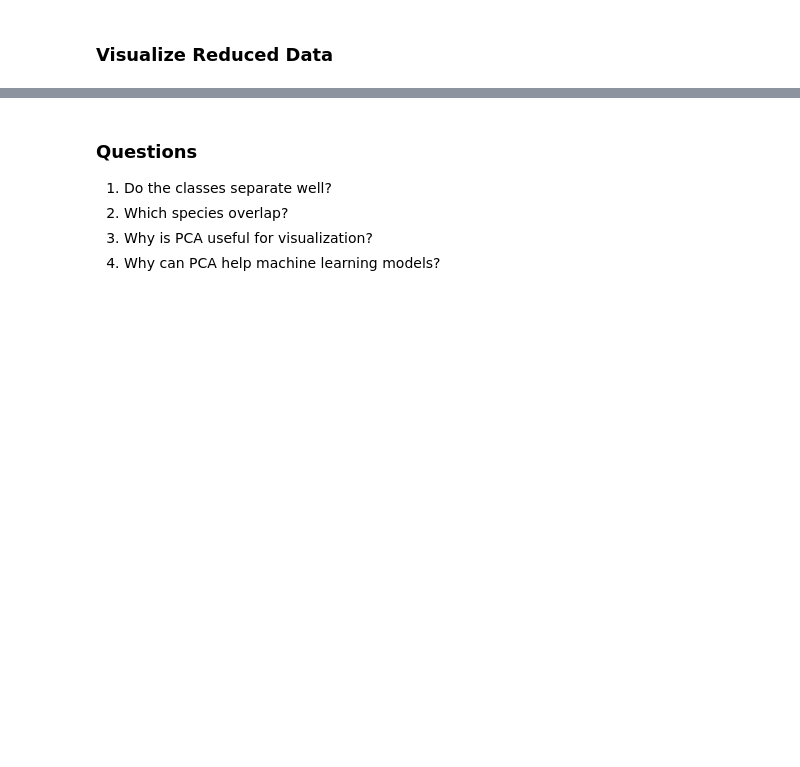
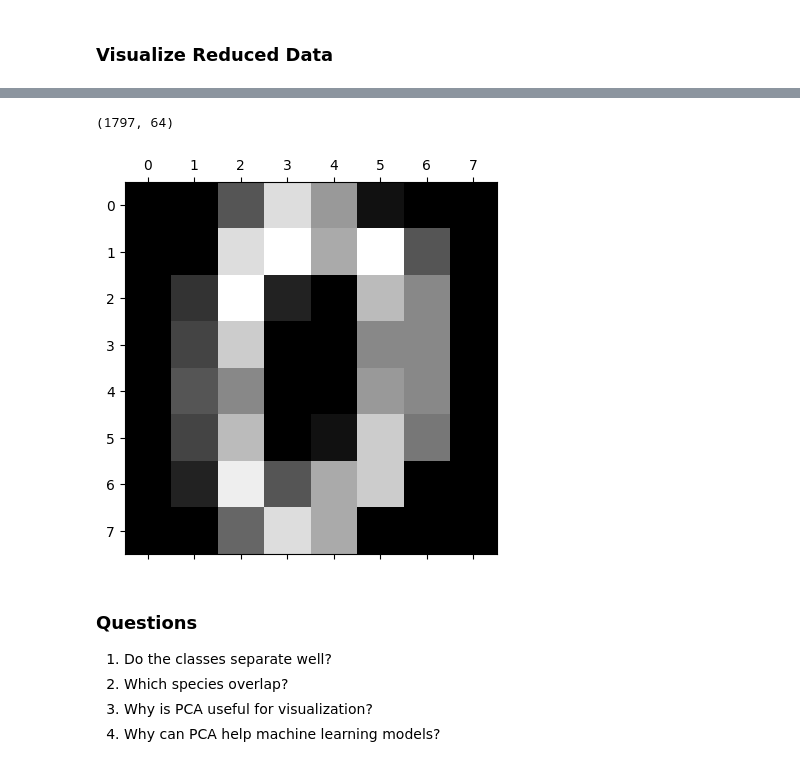
Before and after one commit to thienminhdepzai/ml-course, a Jupyter notebook: docs/5-Principal-Component-Analysis/01-dimensionality-reduction-basics.ipynb, the cells around one changed output, grey strips where cells are left out. Drawn from its saved outputs; the diff is of its cells as text; code cells hidden in the pictures; blank space fills up the shorter version.

```diff
--- a/docs/5-Principal-Component-Analysis/01-dimensionality-reduction-basics.ipynb
+++ b/docs/5-Principal-Component-Analysis/01-dimensionality-reduction-basics.ipynb
@@ -260,3 +281,13 @@ plt.show()
+# %%
+from sklearn.datasets import load_digits
+digits = load_digits()
+print(digits.data.shape)
+import matplotlib.pyplot as plt
+plt.matshow(digits.images[0], cmap="gray")
+plt.show()
+# %% [output]
+(1797, 64)
+[figure, added]
 # %% [markdown]
 ### Questions
 
```
Also changed, not shown: parts of 11 cells of this notebook.
